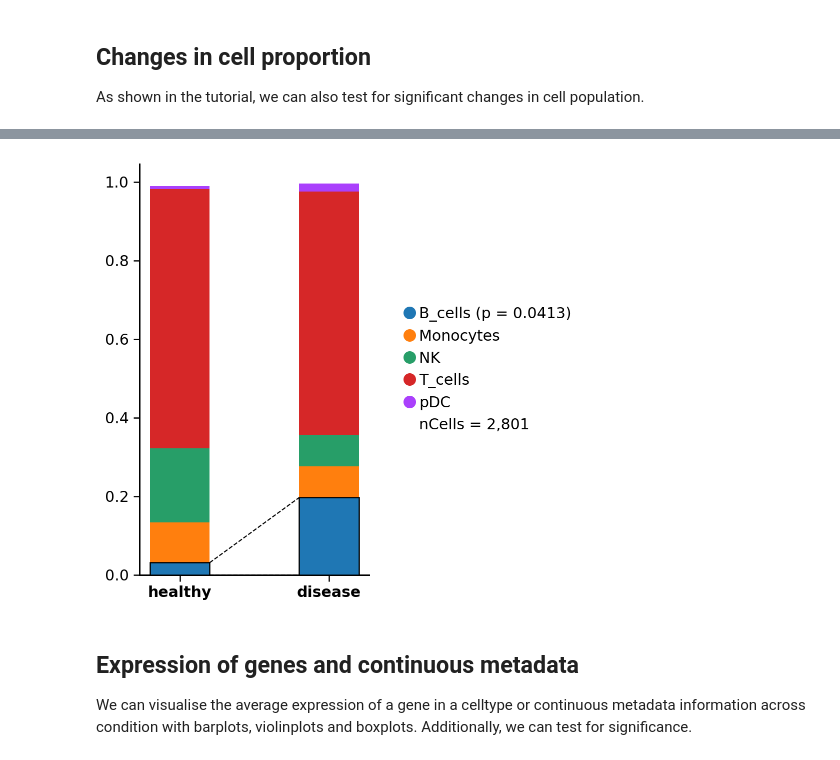
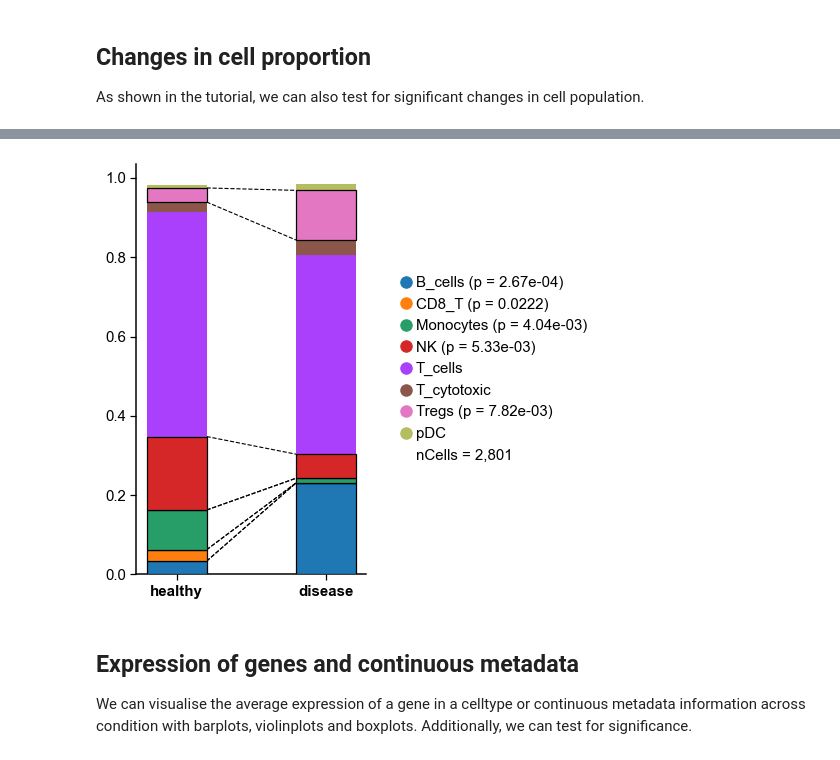
Before and after one commit to davidrm-bio/DOTools_py, a Jupyter notebook: docs/notebooks/example_visualisation.ipynb, the cells around one changed output, grey strips where cells are left out. Saved outputs shown, nothing was run; the diff lists cells and outputs as text; code cells hidden in the pictures.

```diff
--- a/docs/notebooks/example_visualisation.ipynb
+++ b/docs/notebooks/example_visualisation.ipynb
@@ -7,6 +7,6 @@ In this tutorial we compile examples on how to use the differnt functions availa
 import scanpy as sc
 import  dotools_py as do
 
-adata = sc.read_h5ad('/tmp/dootools_datasets/adata.h5ad')
+adata = sc.read_h5ad('/Users/david/Downloads/Data10x/adata.h5ad')
 adata
 # %% [output]
@@ -52,6 +52,6 @@ do.pl.split_embeddding(adata, split_by='annotation', ncols=5, figsize=(12, 4))
 
 As shown in the tutorial, we can also test for significant changes in cell population.
 # %%
-do.pl.cell_props(adata, 'annotation', 'condition', 'batch', cond_order=['healthy', 'disease'])
+do.pl.cell_props(adata, 'annotation_recluster', 'condition', 'batch', cond_order=['healthy', 'disease'], transform='arcsin')
 # %% [output]
 [INFO] Your data doesn't have replicates! Artificial replicates will be simulated to run scanpro.
@@ -63,4 +62,4 @@ do.pl.cell_props(adata, 'annotation', 'condition', 'batch', cond_order=['healthy
-[figure, old version]
+[figure, new version]
 # %% [markdown]
 ## Expression of genes and continuous metadata
 
```
Also changed, not shown: parts of 9 cells of this notebook, 1 other file.
